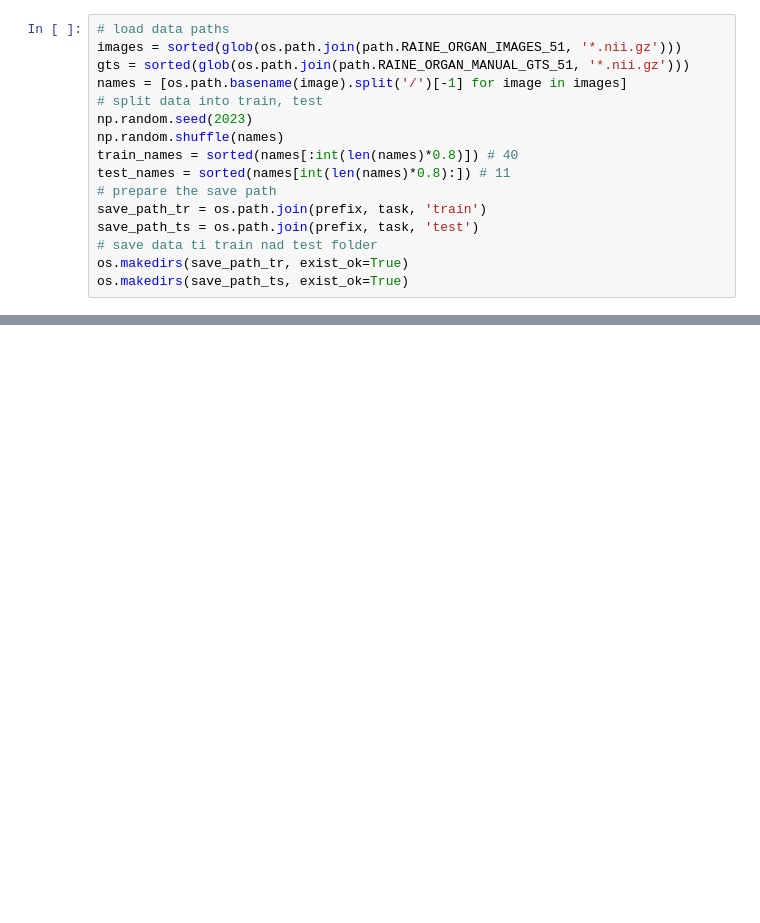
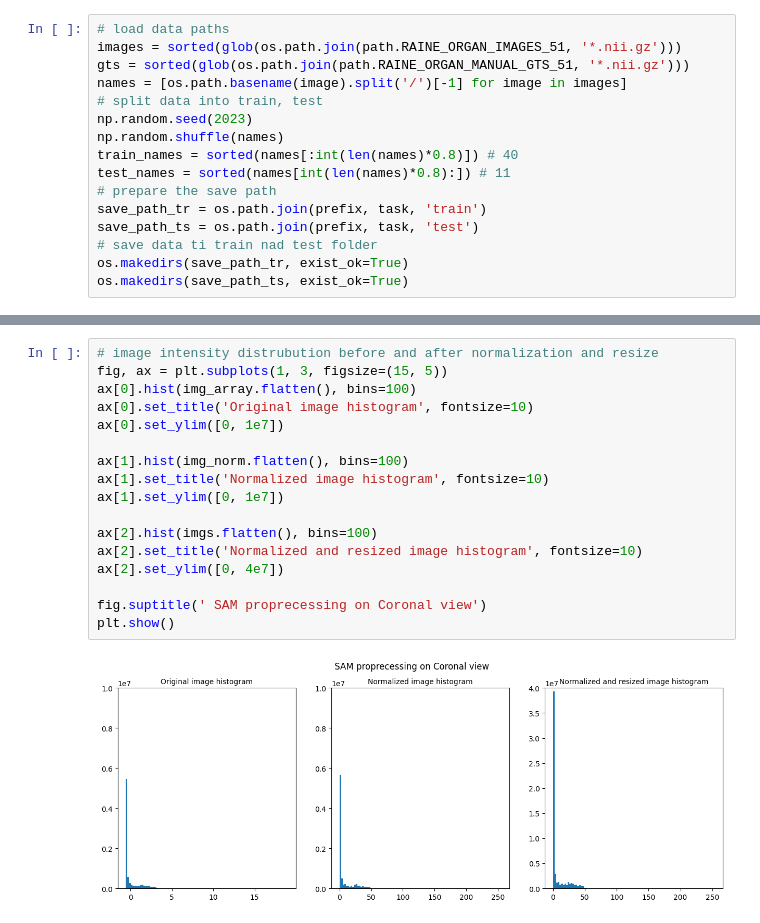
Before and after one commit to yexincheng/ALMRI, a Jupyter notebook: prepare_dataset.ipynb, the cells around one changed output, grey strips where cells are left out. Saved outputs shown, nothing was run; the diff lists cells and outputs as text; blank space fills up the shorter version.

```diff
--- a/prepare_dataset.ipynb
+++ b/prepare_dataset.ipynb
@@ -214,0 +190,19 @@ with open(os.path.join(save_path_ts, 'sub_index.json'), 'w') as f:
+# %%
+# image intensity distrubution before and after normalization and resize
+fig, ax = plt.subplots(1, 3, figsize=(15, 5))
+ax[0].hist(img_array.flatten(), bins=100)
+ax[0].set_title('Original image histogram', fontsize=10)
+ax[0].set_ylim([0, 1e7])
+
+ax[1].hist(img_norm.flatten(), bins=100)
+ax[1].set_title('Normalized image histogram', fontsize=10)
+ax[1].set_ylim([0, 1e7])
+
+ax[2].hist(imgs.flatten(), bins=100)
+ax[2].set_title('Normalized and resized image histogram', fontsize=10)
+ax[2].set_ylim([0, 4e7])
+
+fig.suptitle(' SAM proprecessing on Coronal view')
+plt.show()
+# %% [output]
+[figure, added]
```
Also changed, not shown: parts of 14 cells of this notebook, 2 other files.
